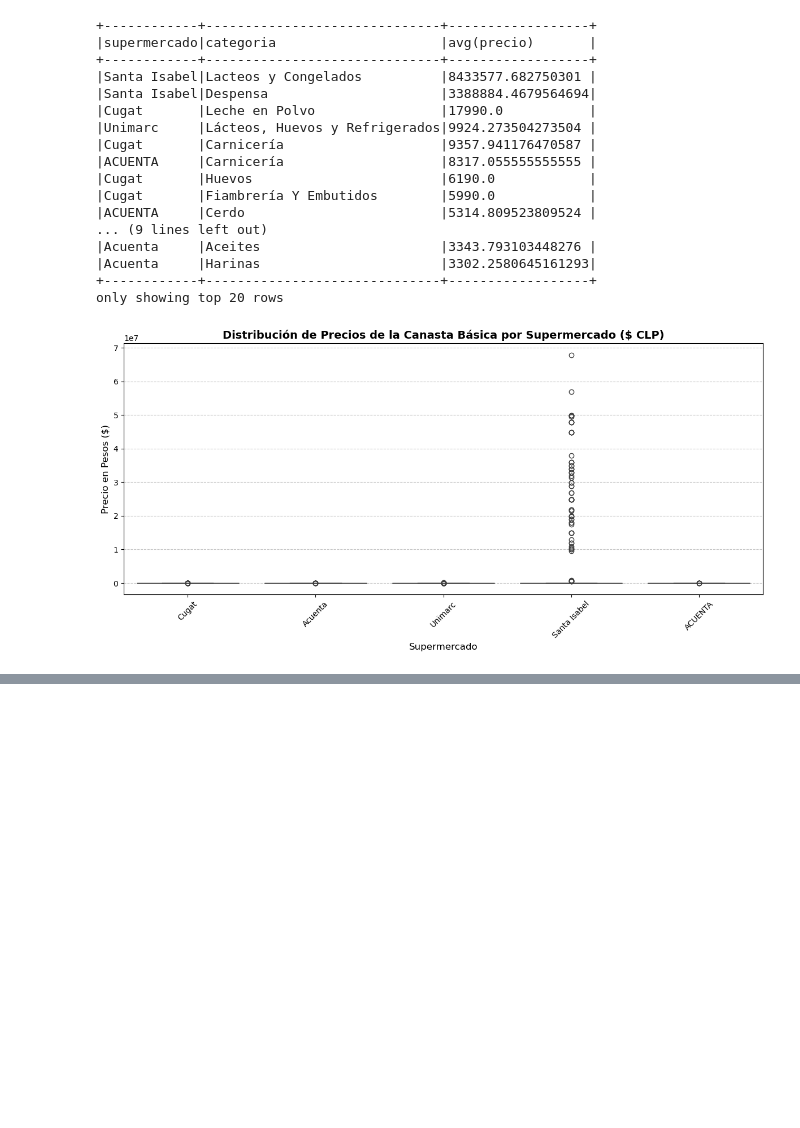
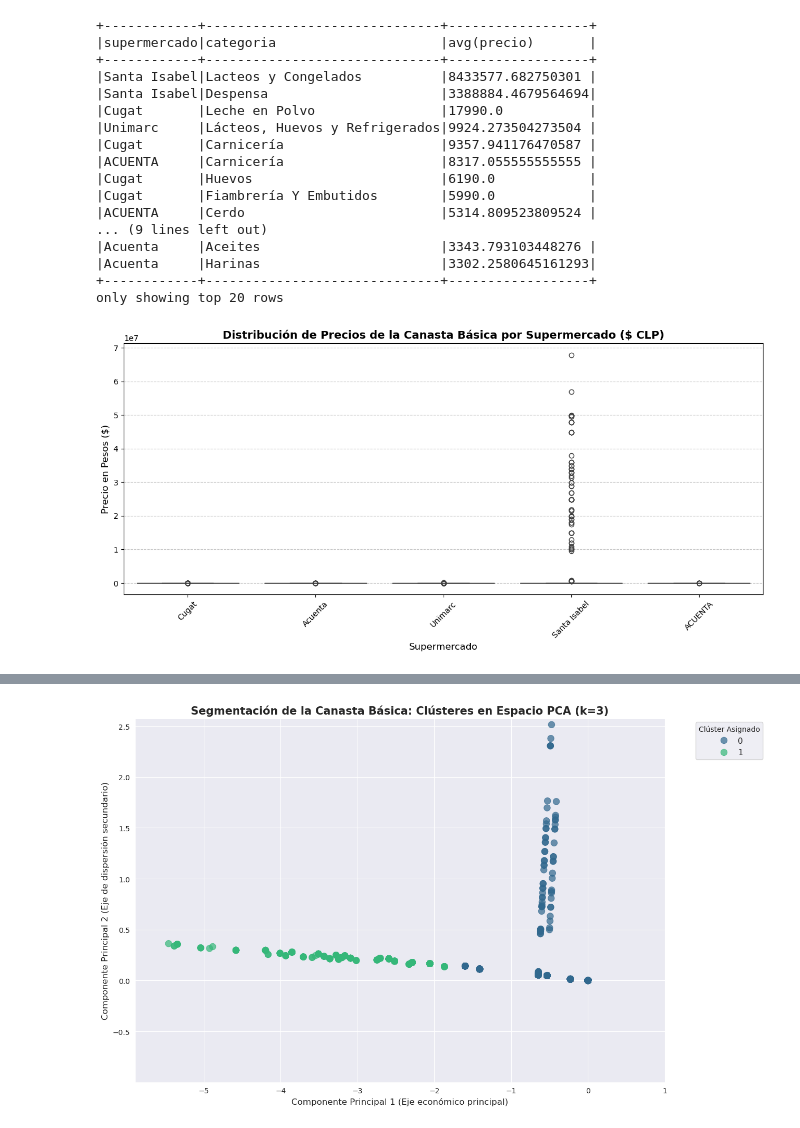
Before and after one commit to IICG-Coquimbo/practica-proyecto-retail-a, a Jupyter notebook: semanas/Semanaa/Untitled.ipynb, the cells around one changed output, grey strips where cells are left out. Cells and saved outputs as stored; diff of their text form; code cells hidden in the pictures; blank space fills up the shorter version.

```diff
--- a/semanas/Semanaa/Untitled.ipynb
+++ b/semanas/Semanaa/Untitled.ipynb
@@ -154,0 +346,15 @@ plt.show()
+# %%
+from pyspark.ml.clustering import KMeans
+
+# 1. Definimos el número óptimo de clústeres para la canasta básica
+k_optimo = 3
+kmeans_final = KMeans(featuresCol='scaledFeatures', k=k_optimo, seed=42)
+
+# 2. Entrenamos el modelo con los datos escalados de tus supermercados
+model_final = kmeans_final.fit(df_scaled)
+
+# 3. Asignamos los clústeres (0, 1 o 2) a cada registro de la base de datos
+df_clusters = model_final.transform(df_scaled)
+
+# 4. Mostramos el resultado con tus columnas reales y la predicción del clúster
+df_clusters.select("supermercado", "categoria", "marca", "precio", "prediction").show(400, truncate=False)
@@ -154,0 +379,49 @@ plt.show()
+# %%
+import pandas as pd
+import seaborn as sns
+import matplotlib.pyplot as plt
+import numpy as np
+
+# 1. Cruzamos la información: Aplicamos el modelo K-Means al DataFrame que ya contiene el PCA
+df_viz_final = model_final.transform(df_pca)
+
+# 2. Pasamos una muestra del 20% a Pandas para no colapsar la memoria del driver de Spark
+pdf_visual = df_viz_final.sample(False, 0.2).select("pcaFeatures", "prediction", "marca").toPandas()
+
+# 3. Extraemos las coordenadas numéricas individuales (PC1 y PC2) del vector de Spark
+pdf_visual[['PC1', 'PC2']] = pd.DataFrame(pdf_visual['pcaFeatures'].apply(lambda x: x.toArray()).tolist())
+
+# 4. Calculamos límites estadísticos (percentiles 1-99) para centrar el gráfico eliminando ruidos extremos
+pc1_min, pc1_max = np.percentile(pdf_visual['PC1'], [1, 99])
+pc2_min, pc2_max = np.percentile(pdf_visual['PC2'], [1, 99])
+
+# 5. Generamos el gráfico de dispersión a todo color
+plt.figure(figsize=(13, 8))
+sns.set_style("darkgrid")
+
+# Pintamos los puntos usando 'prediction' en el parámetro hue para diferenciar los grupos
+sns.scatterplot(
+    data=pdf_visual,
+    x='PC1',
+    y='PC2',
+    hue='prediction',
+    palette='viridis',  # Paleta de colores limpia y profesional (Morado, Verde, Amarillo)
+    s=80,
+    alpha=0.7,          # Transparencia para observar las zonas de solapamiento
+    edgecolor=None
+)
+
+# Aplicamos el zoom óptimo centrado
+plt.xlim(pc1_min - 1, pc1_max + 1)
+plt.ylim(pc2_min - 1, pc2_max + 1)
+
+# Personalización final para la entrega de tu Hito
+plt.title(f'Segmentación de la Canasta Básica: Clústeres en Espacio PCA (k={k_optimo})', fontsize=15, fontweight='bold')
+plt.xlabel('Componente Principal 1 (Eje económico principal)', fontsize=12)
+plt.ylabel('Componente Principal 2 (Eje de dispersión secundario)', fontsize=12)
+plt.legend(title='Clúster Asignado', bbox_to_anchor=(1.05, 1), loc='upper left', fontsize=11)
+
+plt.tight_layout()
+plt.show()
+# %% [output]
+[figure, added]
```
Also changed, not shown: parts of 20 cells of this notebook, 24 other files.
